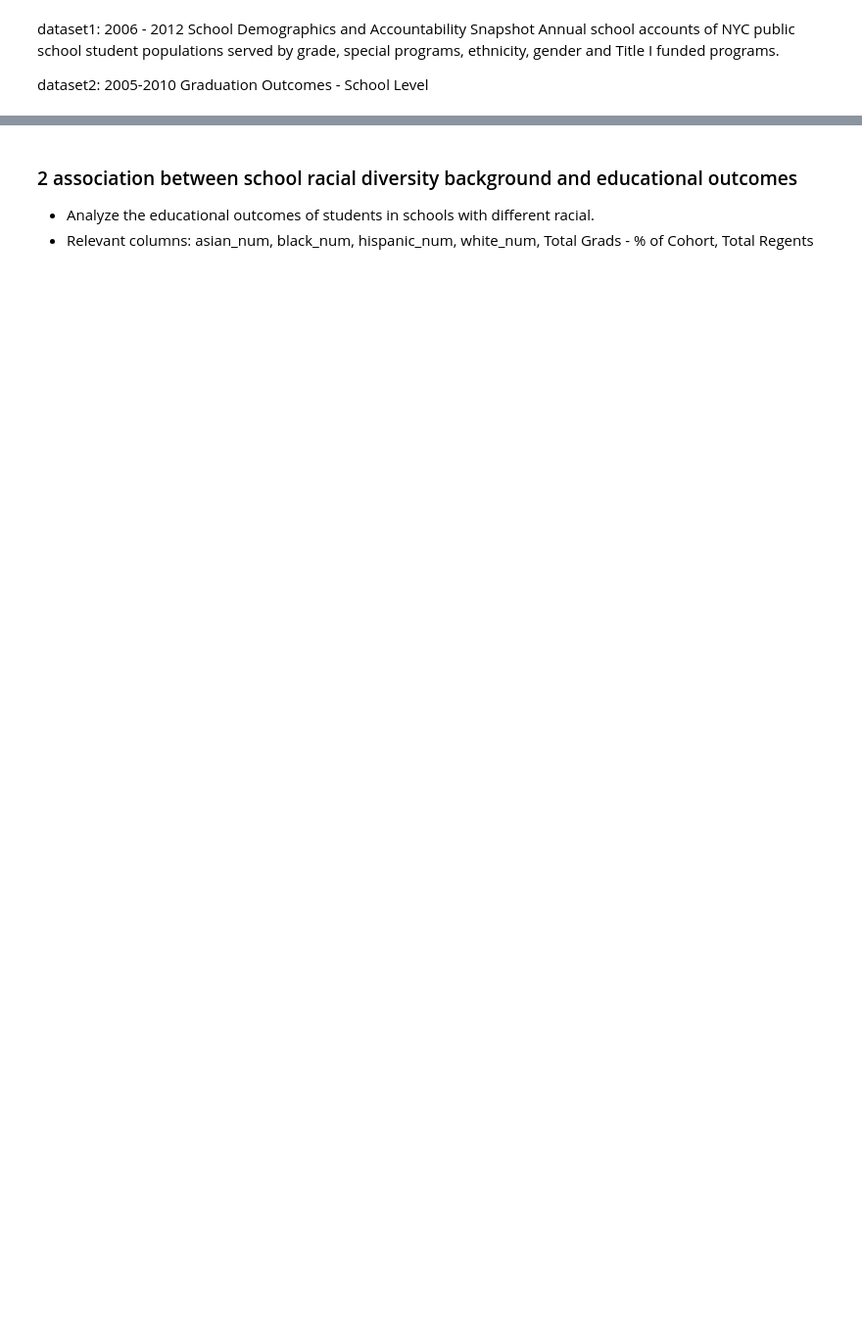
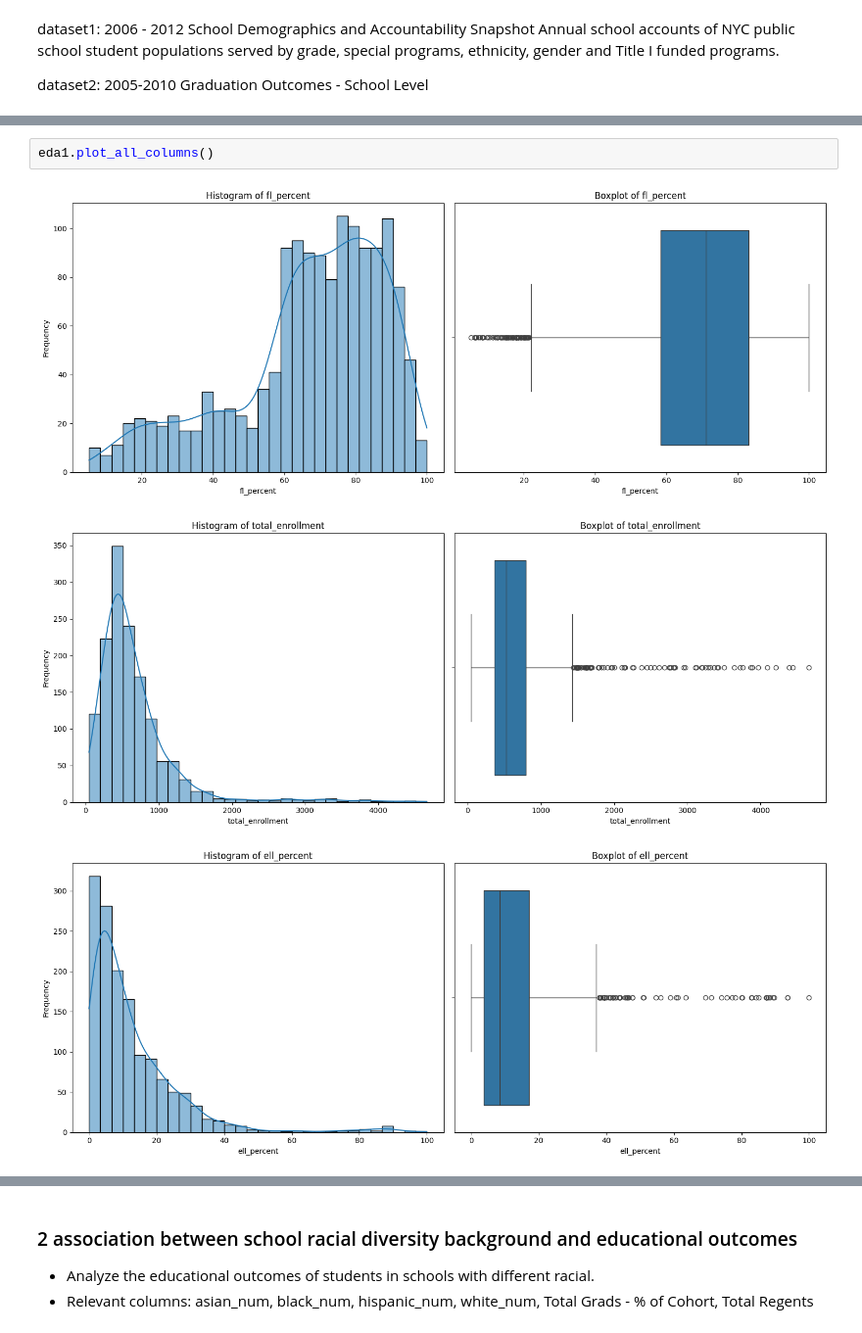
Before and after one commit to Francesgaba/GraduationOutcomes, a Jupyter notebook: graduation_outcomes.ipynb, the cells around one changed output, grey strips where cells are left out. Shown at 98% size. Saved outputs shown, nothing was run; the diff lists cells and outputs as text; blank space fills up the shorter version.

```diff
--- a/graduation_outcomes.ipynb
+++ b/graduation_outcomes.ipynb
@@ -206,0 +224,6 @@ Explain + present the end-to-end methodology you made use of for all aspects of
+# %%
+eda1.plot_all_columns()
+# %% [output]
+[figure, added]
+[figure, added]
+[figure, added]
```
Also changed, not shown: parts of 88 cells of this notebook, 3 other files.
